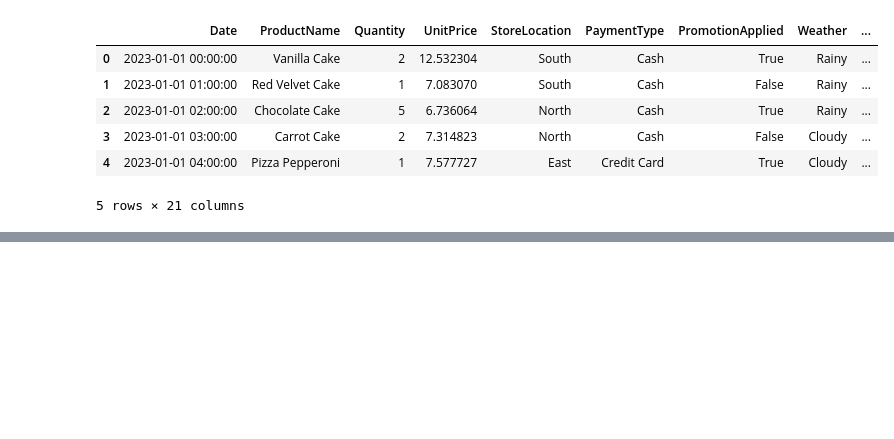
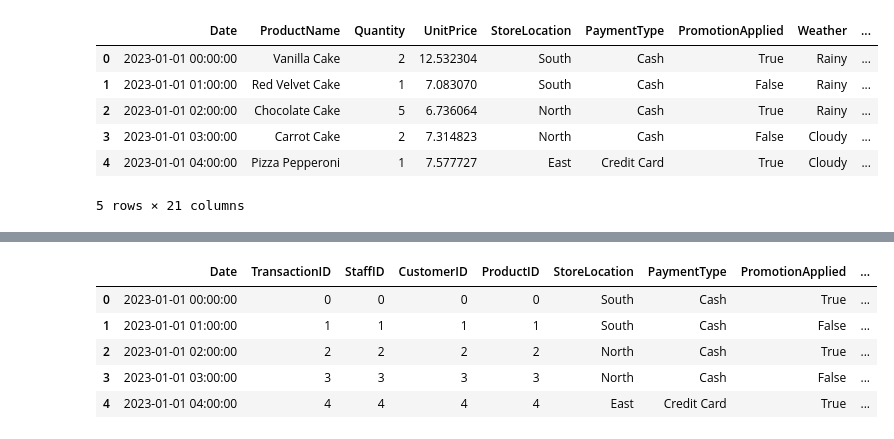
Before and after one commit to Classiquestan/Zipco_foods_etl_case_study_using_airflow_orchestration, a Jupyter notebook: etl_pipeline.ipynb, the cells around one changed output, grey strips where cells are left out. Saved outputs shown, nothing was run; the diff lists cells and outputs as text; code cells hidden in the pictures; blank space fills up the shorter version.

```diff
--- a/etl_pipeline.ipynb
+++ b/etl_pipeline.ipynb
@@ -28,0 +146,5 @@ data.head()
+# %%
+# create the product table
+products = data[['ProductName']].copy().drop_duplicates().reset_index(drop=True)
+products.index.name = 'ProductID'
+products = products.reset_index()
@@ -28,0 +164,5 @@ data.head()
+# %%
+# create customer table
+customers = data[['CustomerName', 'CustomerAddress', 'Customer_PhoneNumber', 'CustomerEmail']].copy().drop_duplicates().reset_index(drop=True)
+customers.index.name = 'CustomerID'
+customers = customers.reset_index()
@@ -28,0 +178,4 @@ data.head()
+# %%
+staff = data[['Staff_Name', 'Staff_Email']].copy().drop_duplicates().reset_index(drop=True)
+staff.index.name = 'StaffID'
+staff = staff.reset_index()
@@ -28,0 +191,20 @@ data.head()
+# %%
+# transaction table
+transaction = data.merge(products, on=['ProductName'], how='left') \
+                    .merge(customers, on=['CustomerName', 'CustomerAddress', 'Customer_PhoneNumber', 'CustomerEmail'], how='left') \
+                    .merge(staff, on=['Staff_Name', 'Staff_Email'], how='left')
+
+transaction.index.name = 'TransactionID'
+
+transaction = transaction.reset_index() \
+                            [['Date','TransactionID', 'StaffID', 'CustomerID', 'ProductID', 'StoreLocation', 'PaymentType', 'PromotionApplied', 'Weather', \
+                              'Temperature', 'StaffPerformanceRating', 'CustomerFeedback', 'DeliveryTime_min', 'OrderType', 'DayOfWeek', 'TotalSales', 'UnitPrice']]
+# %%
+transaction.head()
+# %% [output]
+|  | Date | TransactionID | StaffID | CustomerID | ProductID | StoreLocation | PaymentType | PromotionApplied | ... |
+| 0 | 2023-01-01 00:00:00 | 0 | 0 | 0 | 0 | South | Cash | True | ... |
+| 1 | 2023-01-01 01:00:00 | 1 | 1 | 1 | 1 | South | Cash | False | ... |
+| 2 | 2023-01-01 02:00:00 | 2 | 2 | 2 | 2 | North | Cash | True | ... |
+| 3 | 2023-01-01 03:00:00 | 3 | 3 | 3 | 3 | North | Cash | False | ... |
+| 4 | 2023-01-01 04:00:00 | 4 | 4 | 4 | 4 | East | Credit Card | True | ... |
```
Also changed, not shown: parts of 17 cells of this notebook, 7 other files.
